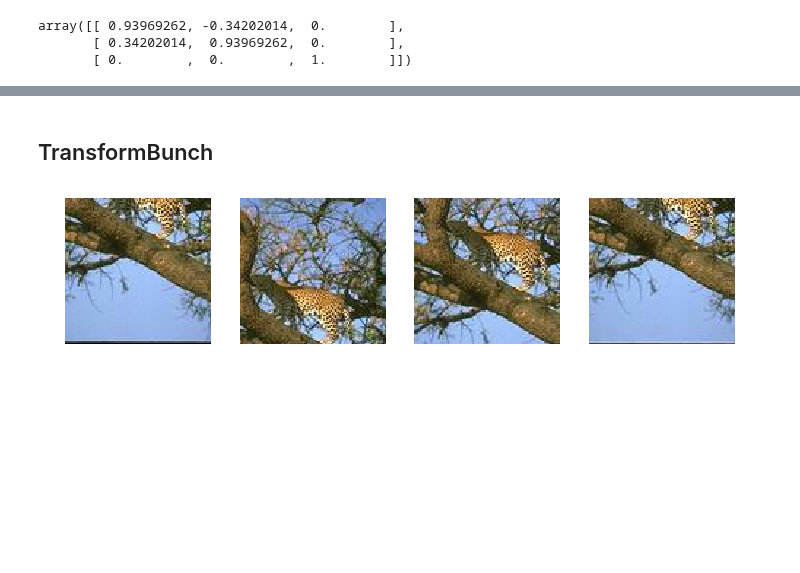
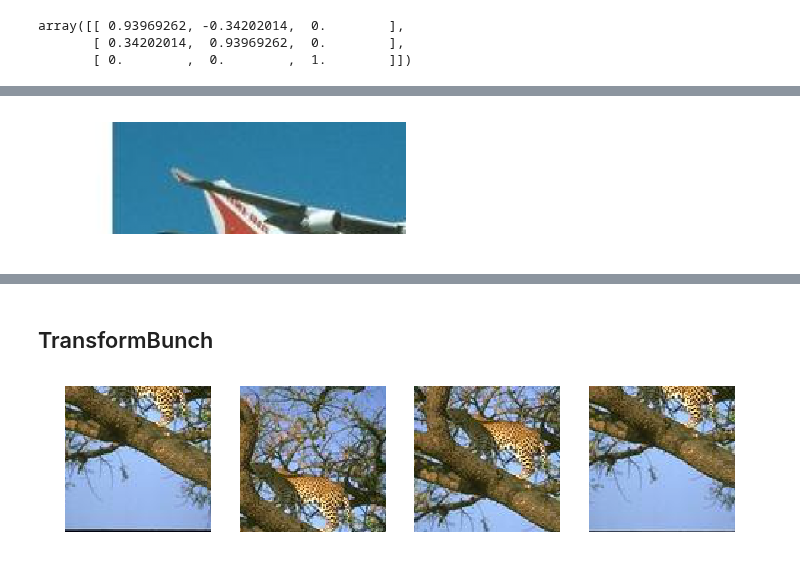
Before and after one commit to fastai/fastai_old, a Jupyter notebook: dev_nb/003a_transform_bunch.ipynb, the cells around one changed output, grey strips where cells are left out. Cells and saved outputs as stored; diff of their text form; code cells hidden in the pictures; blank space fills up the shorter version.

```diff
--- a/dev_nb/003a_transform_bunch.ipynb
+++ b/dev_nb/003a_transform_bunch.ipynb
@@ -96,0 +97,12 @@ Clipping input data to the valid range for imshow with RGB data ([0..1] for floa
+# %%
+@reg_affine
+def zoom(scale: uniform, row_pct:uniform = 0.5, col_pct:uniform = 0.5) -> TfmType.Affine:
+    row_c = ((row_pct*2)-1)/scale
+    col_c = ((col_pct*2)-1)/scale
+    return [[1/scale, 0,       -row_c],
+            [0,       1/scale, -col_c],
+            [0,       0,       1.    ]]
+# %%
+show_image(do_affine(x, zoom(2., 1.0, 1.0)), figsize=(6,3))
+# %% [output]
+[figure, added]
```
Also changed, not shown: parts of 37 cells of this notebook, 2 other files.
